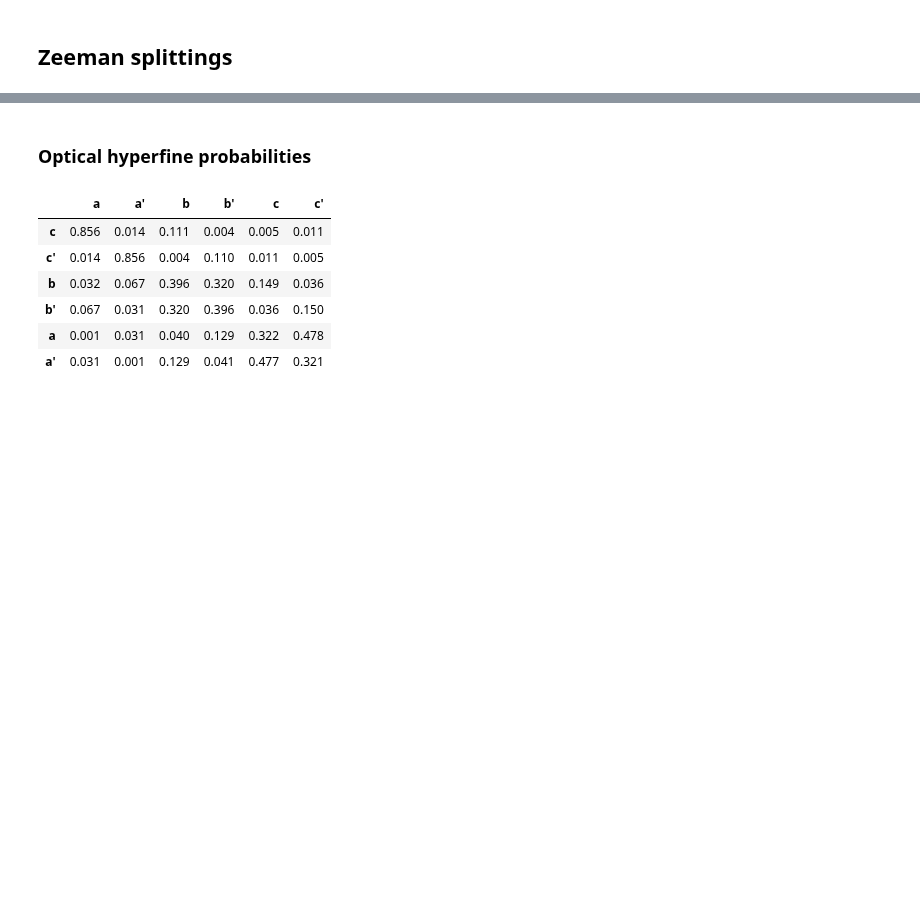
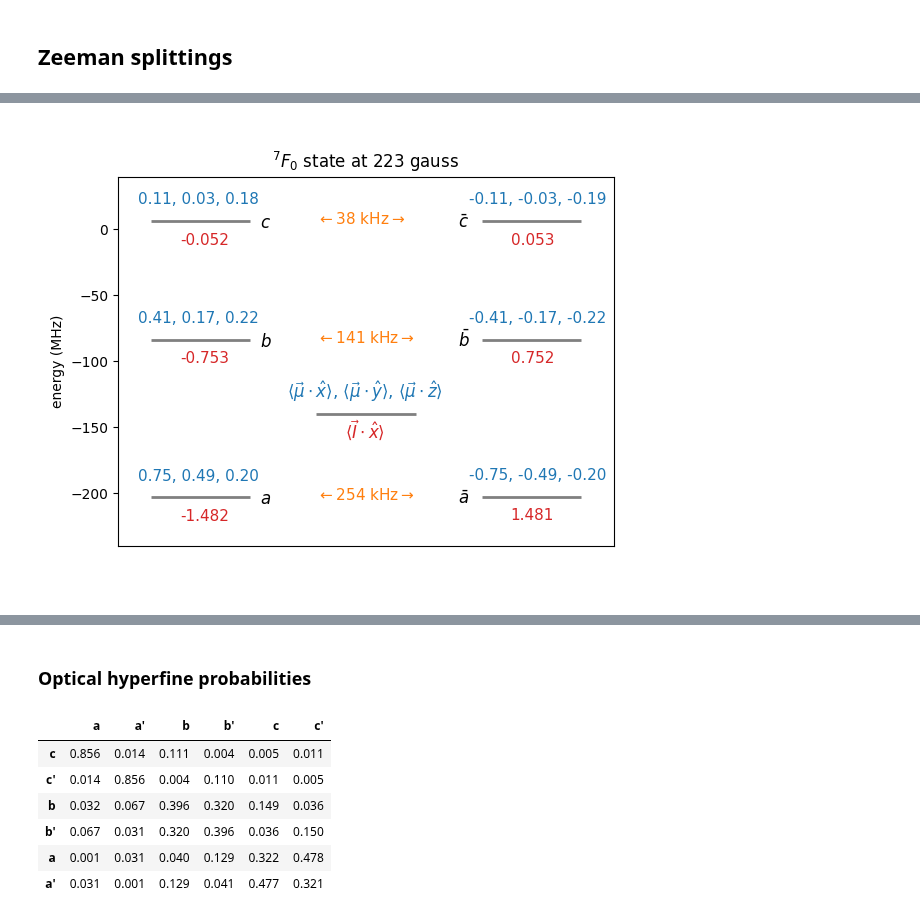
Before and after one commit to vuthalab/onix, a Jupyter notebook: analysis/calculations/transition_matrix_elements.ipynb, the cells around one changed output, grey strips where cells are left out. Cells and saved outputs as stored; diff of their text form; code cells hidden in the pictures; blank space fills up the shorter version.

Commit message:
hyperfine code fix

```diff
--- a/analysis/calculations/transition_matrix_elements.ipynb
+++ b/analysis/calculations/transition_matrix_elements.ipynb
@@ -76,5 +19,0 @@ print(energies_g[1] - energies_g[0], energies_g[3] - energies_g[2], energies_g[5
-# %%
-for kk in range(6):
-    print(hyperfine.state_labels["7F0"][kk])
-    print(states_g[kk])
-    print()
@@ -123,0 +20,73 @@ for kk, label in enumerate(hyperfine.state_labels["5D0"]):
+# %%
+energies_g, states_g = ground.energies_and_eigenstates()
+
+fig, ax = plt.subplots()
+ax.set_ylabel("energy (MHz)")
+
+for kk, label in enumerate(hyperfine.state_labels["7F0"]):
+    m_Ig = ground.m_Ix(states_g[kk])
+    if "'" in label:
+        x = 1
+    else:
+        x = -1
+    ax.errorbar(
+        x, energies_g[kk],
+        color="gray", fmt='.', markersize=0,
+        xerr=0.30, capsize=0, elinewidth=2,
+    )
+    if "'" in label:
+        state_text = "$\\bar{" + label[0] + "}$"
+    else:
+        state_text = f"${label[0]}$"
+    ax.annotate(
+        state_text,
+        xy=(x * 0.6, energies_g[kk]), xycoords="data", xytext=(-5, -5),
+        textcoords="offset points", color="k", size=12,
+    )
+    I_text = f"{ground.m_Ix(states_g[kk]):.3f}"
+    ax.annotate(
+        I_text,
+        xy=(x, energies_g[kk]), xycoords="data", xytext=(-15, -17),
+        textcoords="offset points", color="C3", size=11,
+    )
+    mu_text = f"{ground.mu_Ix(states_g[kk]):.2f}, {ground.mu_Iy(states_g[kk]):.2f}, {ground.mu_Iz(states_g[kk]):.2f}"
+    ax.annotate(
+        mu_text,
+        xy=(x, energies_g[kk]), xycoords="data", xytext=(-45, 12),
+        textcoords="offset points", color="C0", size=11,
+    )
+for kk in range(3):
+    E_text = f"$\\leftarrow${(energies_g[1 + kk * 2] - energies_g[kk * 2]) * 1e3:.0f} kHz$\\rightarrow$"
+    ax.annotate(
+        E_text,
+        xy=(0, energies_g[kk * 2]), xycoords="data", xytext=(-35, -2),
+        textcoords="offset points", color="C1", size=11,
+    )
+
+ax.errorbar(
+    0, -140,
+    color="gray", fmt='.', markersize=0,
+    xerr=0.30, capsize=0, elinewidth=2,
+)
+ax.annotate(
+    "$\\langle\\vec{\\mu}\\cdot \\hat{x}\\rangle$, $\\langle\\vec{\\mu}\\cdot \\hat{y}\\rangle$, $\\langle\\vec{\\mu}\\cdot \\hat{z}\\rangle$",
+    xy=(0, -140), xycoords="data", xytext=(-57, 12),
+    textcoords="offset points", color="C0", size=12,
+)
+ax.annotate(
+    "$\\langle\\vec{I}\\cdot \\hat{x}\\rangle $",
+    xy=(0, -140), xycoords="data", xytext=(-15, -17),
+    textcoords="offset points", color="C3", size=12,
+)
+
+ax.set_ylim(-240, 40)
+ax.set_xlim(-1.5, 1.5)
+ax.tick_params(axis="x", which="both", bottom=False, labelbottom=False)
+if not isinstance(B_field, list):
+    ax.set_title(f"$^7F_0$ state at {B_field*1e4:.0f} gauss")
+else:
+    ax.set_title(f"$^7F_0$ state at {B_field[0]*1e4:.0f}, {B_field[1]*1e4:.0f}, {B_field[2]*1e4:.0f} gauss")
+plt.savefig("structure.pdf", dpi=300)
+plt.show()
+# %% [output]
+[figure, added]
```
Also changed, not shown: parts of 9 cells of this notebook, 1 other file.
